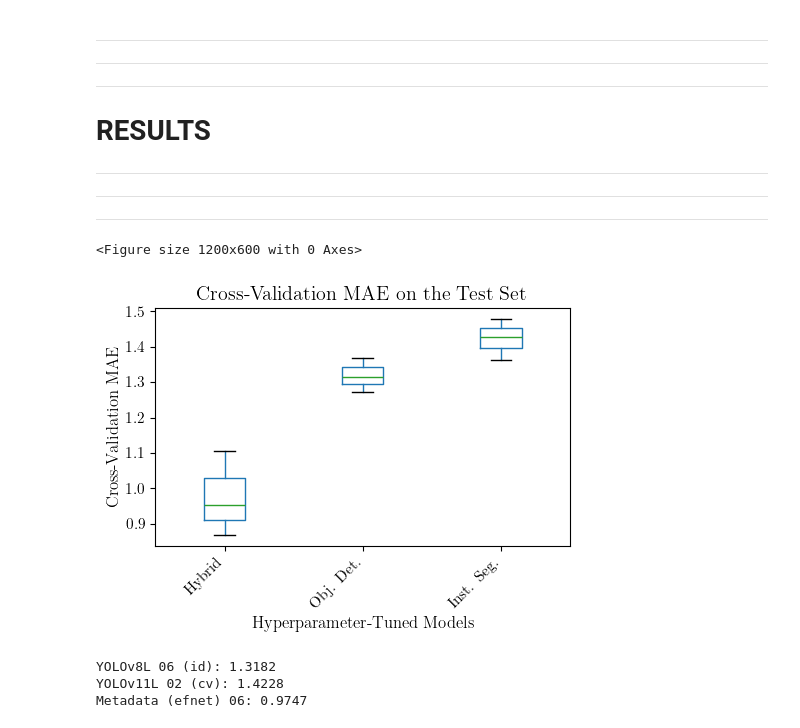
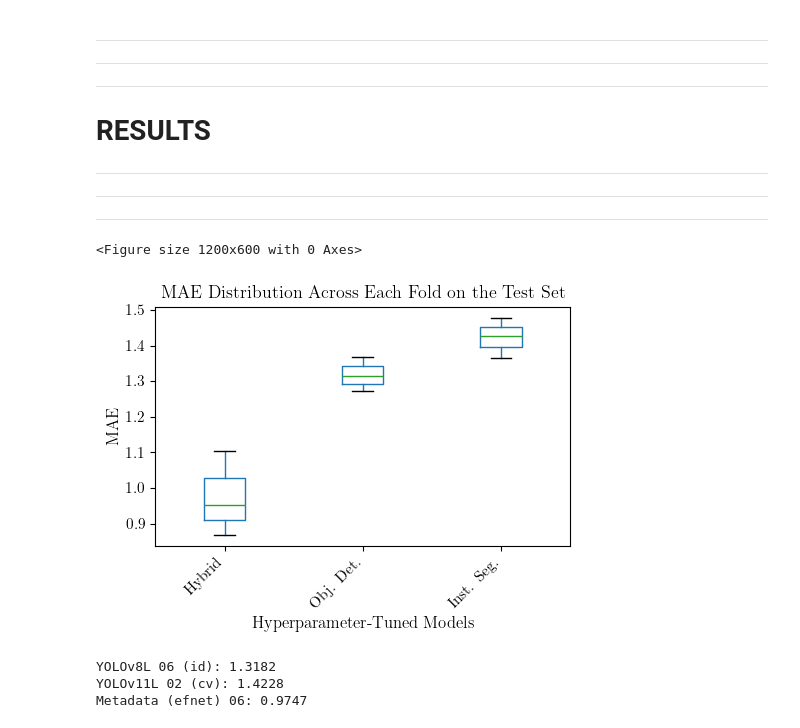
Before and after one commit to Hugoverissimo21/SolarPanel-DLCounter, a Jupyter notebook: ModelSelection.ipynb, the cells around one changed output. Cells and saved outputs as stored; diff of their text form; code cells hidden in the pictures.

```diff
--- a/ModelSelection.ipynb
+++ b/ModelSelection.ipynb
@@ -480,36 +480,36 @@ maes = {
 # %%
 records = []
 for model, results in maes.items():
     for mae in results:
         records.append({'Model': model, 'MAE': mae})
 df = pd.DataFrame(records)
 models_x = {"YOLOv8L 06 (id)": "Obj. Det.",
             "YOLOv11L 02 (cv)": "Inst. Seg.",
             "Metadata (efnet) 06": "Hybrid",}
 df["Model_x"] = df["Model"].map(models_x)
 
 custom_order = [ 'Hybrid', 'Obj. Det.', 'Inst. Seg.']
 df['Model_x'] = pd.Categorical(df['Model_x'], categories=custom_order, ordered=True)
 
 df_sorted = df.sort_values('Model_x')
 
 # Plot the boxplot
 plt.figure(figsize=(12, 6))
 df_sorted.boxplot(by='Model_x', column='MAE', grid=False)
 plt.xticks(rotation=45, ha='right')
-plt.title('Cross-Validation MAE on the Test Set')
+plt.title('MAE Distribution Across Each Fold on the Test Set', fontsize=13)
 plt.suptitle('')  # Remove the default title
-plt.ylabel('Cross-Validation MAE')
+plt.ylabel('MAE')
 plt.xlabel('Hyperparameter-Tuned Models')
 plt.tight_layout()
 #plt.savefig("assets/results_mae_boxplot.png", transparent=True)
 plt.show()
 
 for model, results in maes.items():
     print(f"{model}: {np.mean(list(results)):.4f}")
 # %% [output]
 <Figure size 1200x600 with 0 Axes>
-[figure, old version]
+[figure, new version]
 YOLOv8L 06 (id): 1.3182
 YOLOv11L 02 (cv): 1.4228
 Metadata (efnet) 06: 0.9747
```
Also changed, not shown: 5 other files.
